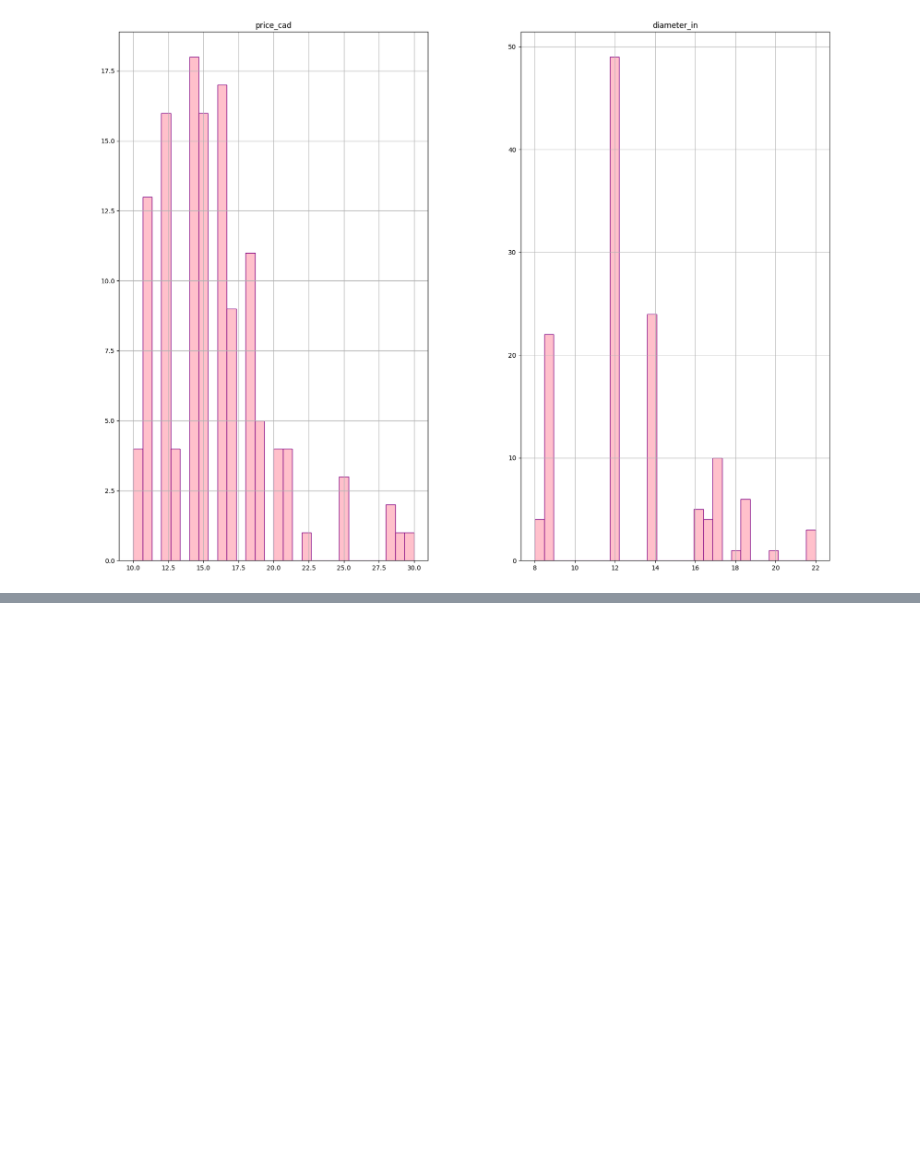
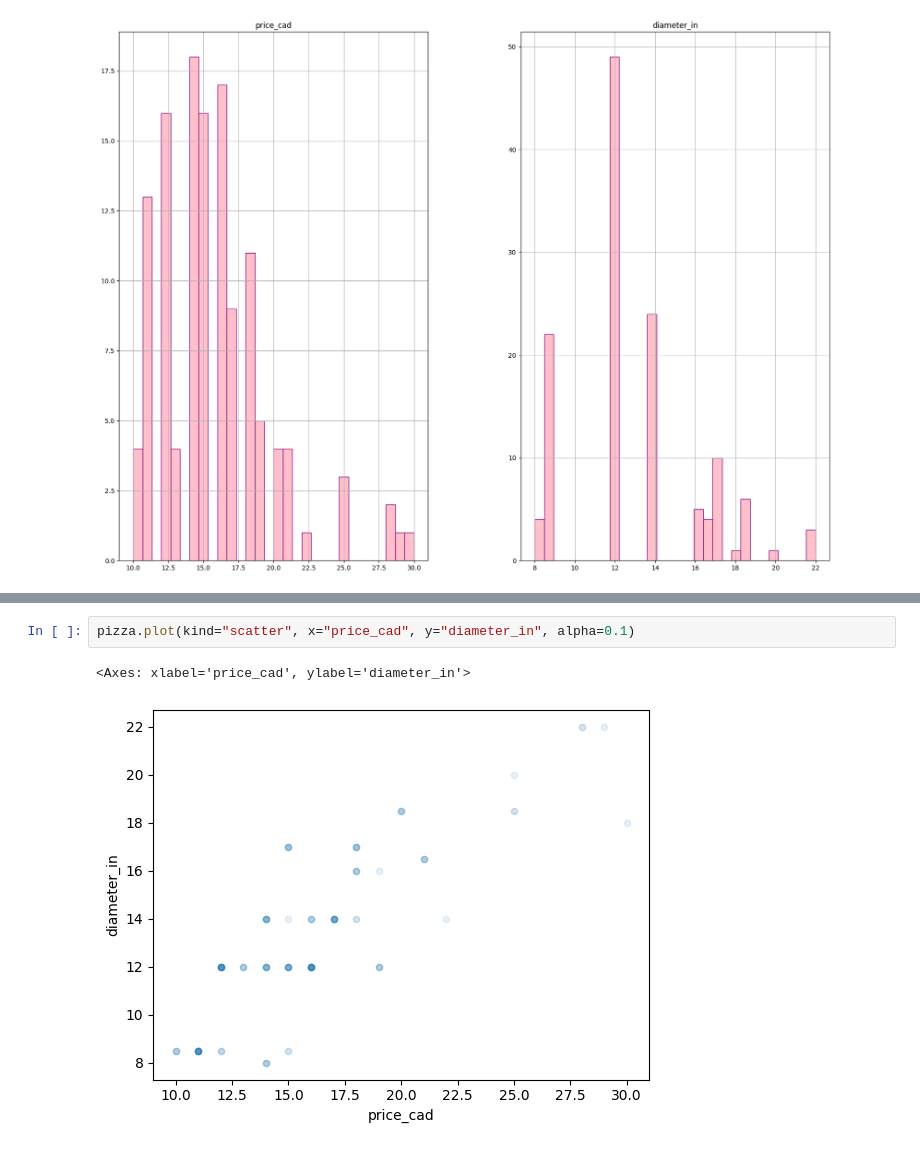
Before and after one commit to 550tealeaves/DATA71200_sum2024_550, a Jupyter notebook: Project_1_supervised_learning.ipynb, the cells around one changed output, grey strips where cells are left out. Drawn from its saved outputs; the diff is of its cells as text; blank space fills up the shorter version.

```diff
--- a/Project_1_supervised_learning.ipynb
+++ b/Project_1_supervised_learning.ipynb
@@ -72,0 +80,5 @@ plt.show()
+# %%
+pizza.plot(kind="scatter", x="price_cad", y="diameter_in", alpha=0.1)
+# %% [output]
+<Axes: xlabel='price_cad', ylabel='diameter_in'>
+[figure, added]
```
Also changed, not shown: parts of 4 cells of this notebook.
